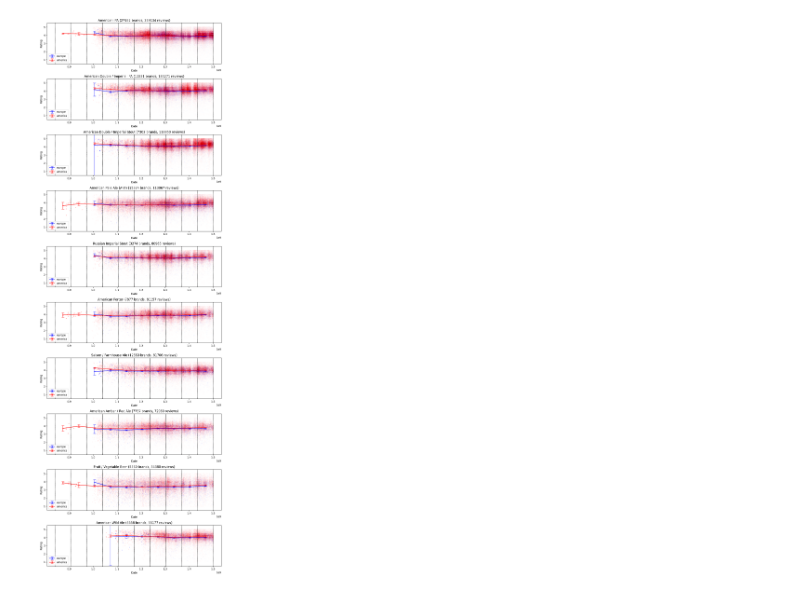
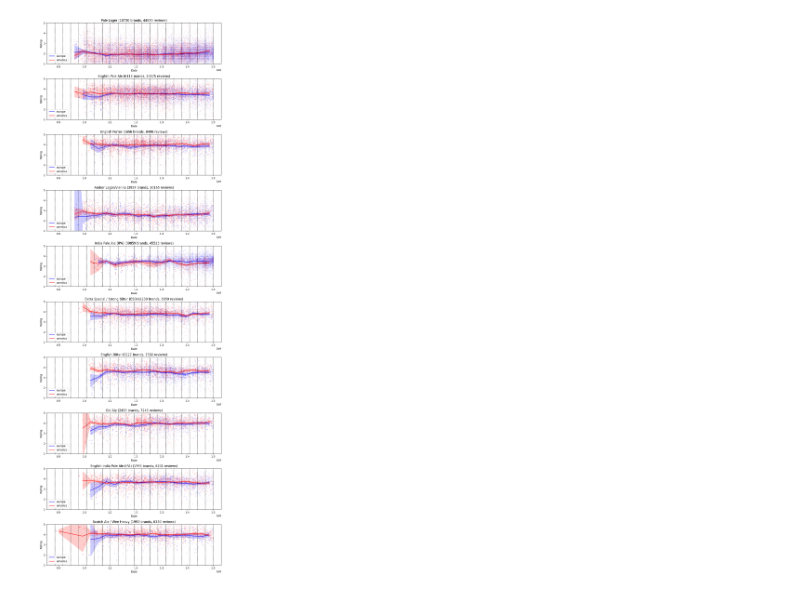
Before and after one commit to epfl-ada/ada-2023-project-welovepandas, a Jupyter notebook: experimentations/europe_vs_usa.ipynb, the cells around one changed output. Saved outputs shown, nothing was run; the diff lists cells and outputs as text; code cells hidden in the pictures.

```diff
--- a/experimentations/europe_vs_usa.ipynb
+++ b/experimentations/europe_vs_usa.ipynb
@@ -44,6 +75,6 @@ Number of lines: 44022962
 # %%
-styles_name_ba = detailed_reviews_ba.groupby('style').count()['overall'].sort_values(ascending=False).index
-styles_popularity_ba = detailed_reviews_ba.groupby('style').count()['overall'].sort_values(ascending=False).values
+styles_name = detailed_reviews.groupby('style').count()['overall'].sort_values(ascending=False).index
+styles_popularity = detailed_reviews.groupby('style').count()['overall'].sort_values(ascending=False).values
 # %%
 # Parameters
 # ----------
@@ -57,11 +88,11 @@ CONFIDENCE_INTERVAL = 0.95
 
 colors = {'europe': 'blue', 'america': 'red'}
 markers = {'europe': '.', 'america': '.'}
-binned_dates = np.linspace(detailed_reviews_ba['date'].min(), detailed_reviews_ba['date'].max(), BINNING + 1)
+binned_dates = np.linspace(detailed_reviews['date'].min(), detailed_reviews['date'].max(), BINNING + 1)
 
 fig, axes = plt.subplots(figsize=(10, 3 * STYLES_TO_PLOT), ncols=1, nrows=STYLES_TO_PLOT)
 
-for style_index, style_name in enumerate(styles_name_ba[:STYLES_TO_PLOT]):
+for style_index, style_name in enumerate(tqdm(styles_name[:STYLES_TO_PLOT])):
     for continent in ['europe', 'america']:
         central_x = []
         mean_y = []
@@ -71,12 +102,12 @@ for style_index, style_name in enumerate(styles_name_ba[:STYLES_TO_PLOT]):
         # ---------------------------
 
         for date1, date2 in zip(binned_dates[:-1], binned_dates[1:]):
-            dummy = detailed_reviews_ba.query("style == @style_name & continent == @continent & date > @date1 & date < @date2")
+            dummy = detailed_reviews.query("style == @style_name & continent == @continent & date > @date1 & date < @date2")
             if len(dummy) <= 1:
                 continue
             x = dummy['date'].values
             y = dummy['rating'].values
-            y += np.random.uniform(3, 5, len(y))
+            # y += np.random.uniform(-0.25, 0.25, len(y))
             axes[style_index].plot(
                 x,
                 y,
@@ -84,44 +115,63 @@ for style_index, style_name in enumerate(styles_name_ba[:STYLES_TO_PLOT]):
                 marker=markers[continent],
                 color=colors[continent],
                 markeredgewidth=0, # NOTE: By default, every marker has an edge, which behaves strangely with alpha.
-                alpha=1/len(dummy)**(1/2), # This formula seems to chose an ok alpha such that the plot remains readable. If needed, change the exponent.
+                alpha=1/len(dummy)**(0.4), # This formula seems to chose an ok alpha such that the plot remains readable. If needed, change the exponent.
             )
 
             central_x.append((date1 + date2) / 2)
             mean_y.append(np.mean(y))
             confidence_intervals.append(stats.t.ppf((1 + CONFIDENCE_INTERVAL) / 2, len(y)-1) * stats.sem(y))
 
         # Plotting means, confidence intervals, etc.
         # ------------------------------------------
 
         confidence_intervals = np.array(confidence_intervals)
-        axes[style_index].errorbar(
-            x=central_x,
-            y=mean_y,
-            yerr=np.array(confidence_intervals).T,
+        axes[style_index].fill_between(
+            central_x,
+            mean_y - confidence_intervals,
+            mean_y + confidence_intervals,
+            color=colors[continent],
+            alpha=0.2,
+        )
+        axes[style_index].plot(
+            central_x,
+            mean_y,
             linestyle="-",
-            marker=".",
+            marker="",
             color=colors[continent],
             label=continent,
             alpha=1,
-            capsize=5,
         )
+
+        # axes[style_index].errorbar(
+        #     x=central_x,
+        #     y=mean_y,
+        #     yerr=np.array(confidence_intervals).T,
+        #     linestyle="-",
+        #     marker=".",
+        #     color=colors[continent],
+        #     label=continent,
+        #     alpha=1,
+        #     capsize=5,
+        # )
         for date in binned_dates:
             axes[style_index].axvline(date, linestyle=":", color="black", alpha=1)
 
     # Final polish
     # ------------
 
-    reviews_count = len(detailed_reviews_ba.query("style == @style_name"))
-    brands_count = len(beers_ba.query("style == @style_name")['beer_name'].unique())
+    reviews_count = len(detailed_reviews.query("style == @style_name"))
+    ba_reviews_count = len(detailed_reviews_ba.query("style == @style_name"))
+    rb_reviews_count = len(detailed_reviews_rb.query("style == @style_name"))
+    brands_count = len(beers.query("style == @style_name")['beer_name'].unique())
     axes[style_index].set(
         xlabel='Date',
         ylabel='Rating',
-        ylim=(0.5, 5.5),
+        ylim=(1, 5),
         title=f'{style_name} ({brands_count} brands, {reviews_count} reviews)',
     )
     axes[style_index].legend(loc='lower left')
 plt.tight_layout()
 plt.show()
 # %% [output]
-[figure, old version]
+[figure, new version]
```
Also changed, not shown: parts of 1 cell of this notebook.
